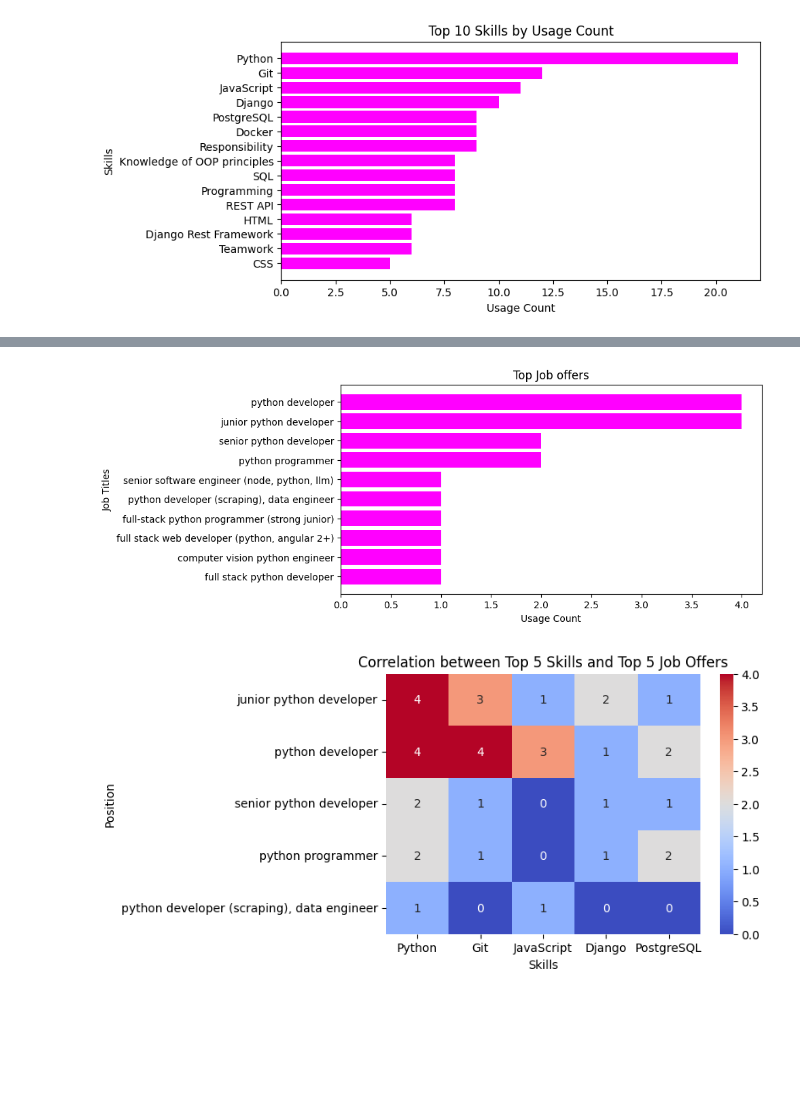
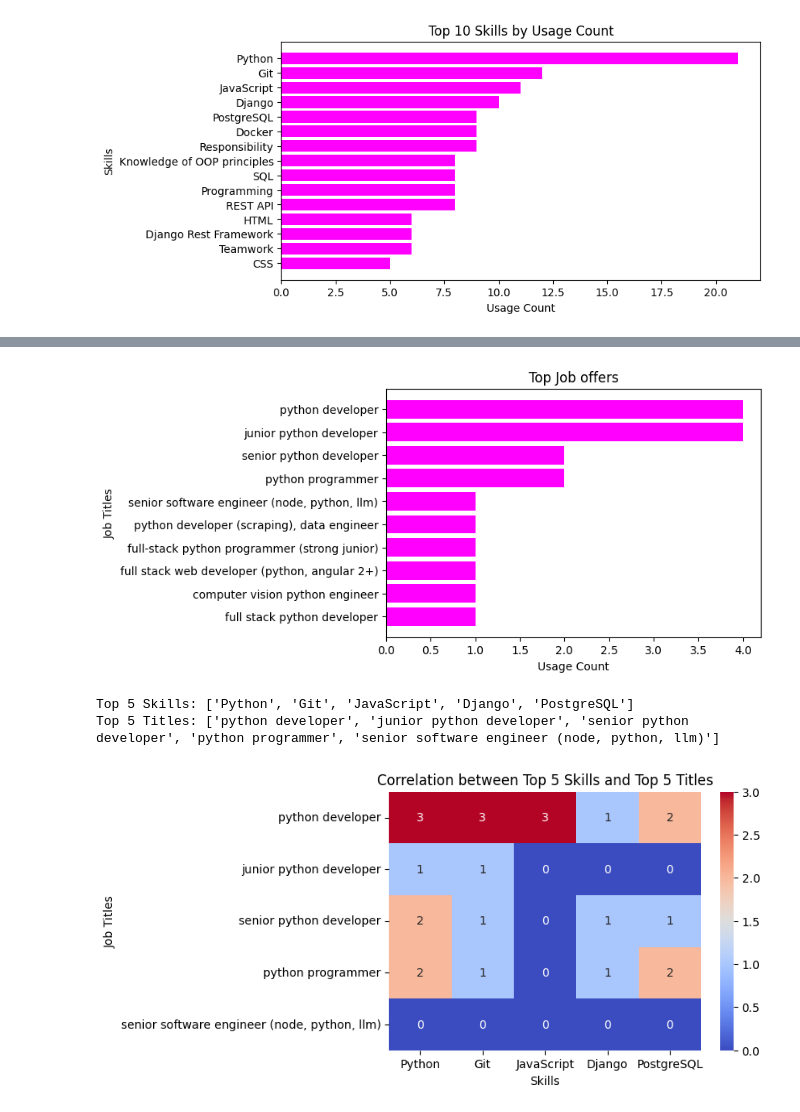
Before and after one commit to alonasorochynska/most-demand-technologies, a Jupyter notebook: analytics/main.ipynb, the cells around one changed output, grey strips where cells are left out. Cells and saved outputs as stored; diff of their text form; code cells hidden in the pictures; blank space fills up the shorter version.

Commit message:
add visualisation of data

```diff
--- a/analytics/main.ipynb
+++ b/analytics/main.ipynb
@@ -200,12 +174,12 @@ title_df
 # %%
 top_offers = title_df.head(10)
 
-plt.figure(figsize=(8, 4))
+plt.figure(figsize=(6, 4))
 plt.barh(top_offers['title'], top_offers['usage_count'], color='magenta')
 plt.xlabel('Usage Count')
 plt.ylabel('Job Titles')
 plt.title('Top Job offers')
-plt.gca().invert_yaxis()  # Invert y-axis to have the highest count at the top
+plt.gca().invert_yaxis()
 plt.show()
 # %% [output]
-[figure, old version]
+[figure, new version]
@@ -212,31 +188,37 @@ plt.show()
 # %%
+import pandas as pd
+from collections import Counter
 import seaborn as sns
+import matplotlib.pyplot as plt
+
+translated_df['skills_list'] = translated_df['skills'].str.split(',')
 
 
-skills_counter = Counter()
+# Step 2: Extract top 5 skills
+top_skills = top_skills_df["skill"][:5].to_list()
+top_titles = top_offers["title"][:5].to_list()
 
-title_counter = Counter(translated_df['title_standardized'])
+print("Top 5 Skills:", top_skills)
+print("Top 5 Titles:", top_titles)
 
-for skills_list in translated_df['skills']:
-    skills_counter.update(skills_list)
-
-top_skills = [skill for skill, _ in skills_counter.most_common(5)]
-top_titles = [title for title, _ in title_counter.most_common(5)]
-
+# Step 5: Create a correlation matrix
 correlation_matrix = pd.DataFrame(0, index=top_titles, columns=top_skills)
 
 for index, row in translated_df.iterrows():
     title = row['title_standardized']
-    skills = row['skills']
+    skills = row['skills_list']
     for skill in skills:
         if skill in top_skills and title in top_titles:
             correlation_matrix.at[title, skill] += 1
 
+# Step 6: Visualize the correlation matrix
 plt.figure(figsize=(6, 4))
 sns.heatmap(correlation_matrix, annot=True, cmap='coolwarm', fmt='d')
-plt.title('Correlation between Top 5 Skills and Top 5 Job Offers')
+plt.title('Correlation between Top 5 Skills and Top 5 Titles')
 plt.xlabel('Skills')
-plt.ylabel('Position')
+plt.ylabel('Job Titles')
 plt.show()
 # %% [output]
+Top 5 Skills: ['Python', 'Git', 'JavaScript', 'Django', 'PostgreSQL']
+Top 5 Titles: ['python developer', 'junior python developer', 'senior python developer', 'python programmer', 'senior software engineer (node, python, llm)']
-[figure, old version]
+[figure, new version]
```
Also changed, not shown: parts of 7 cells of this notebook.
